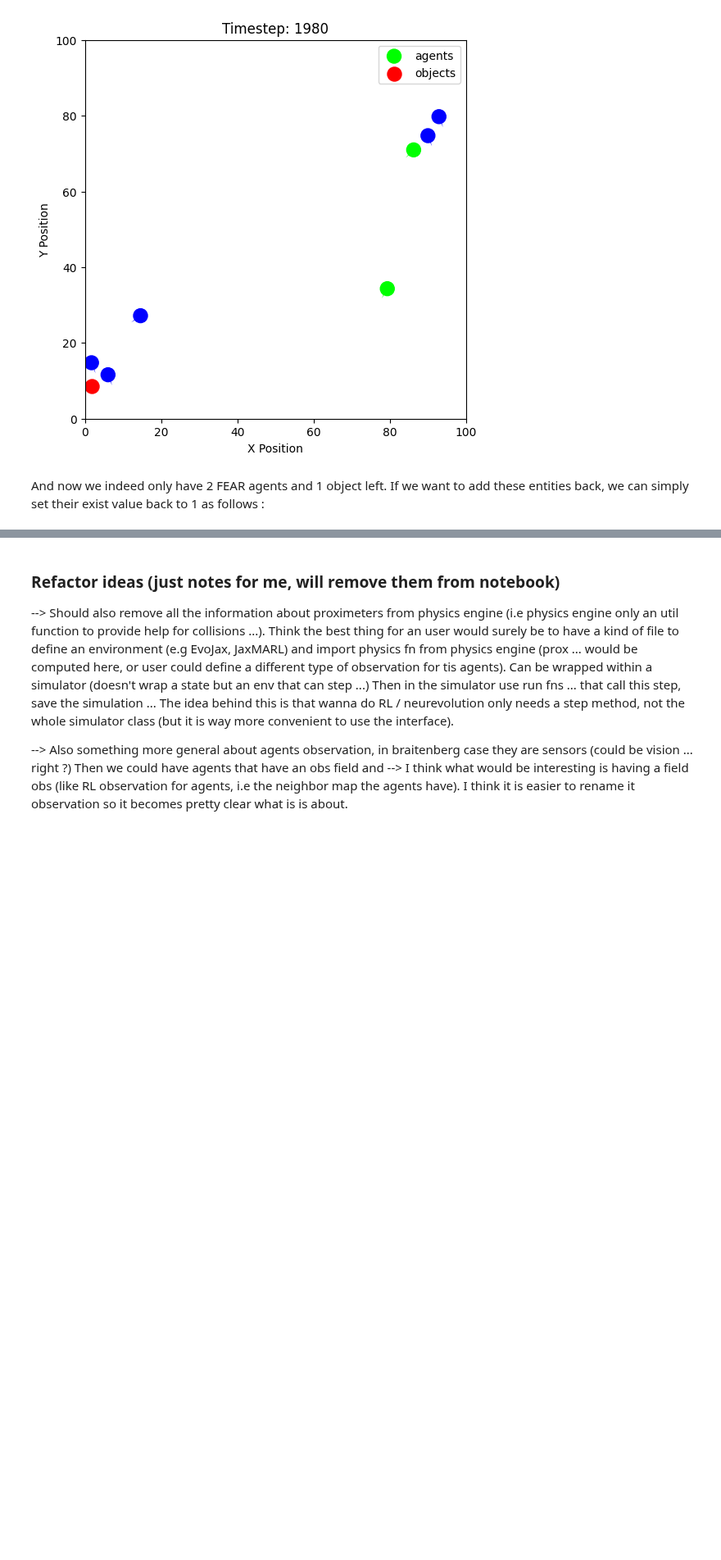
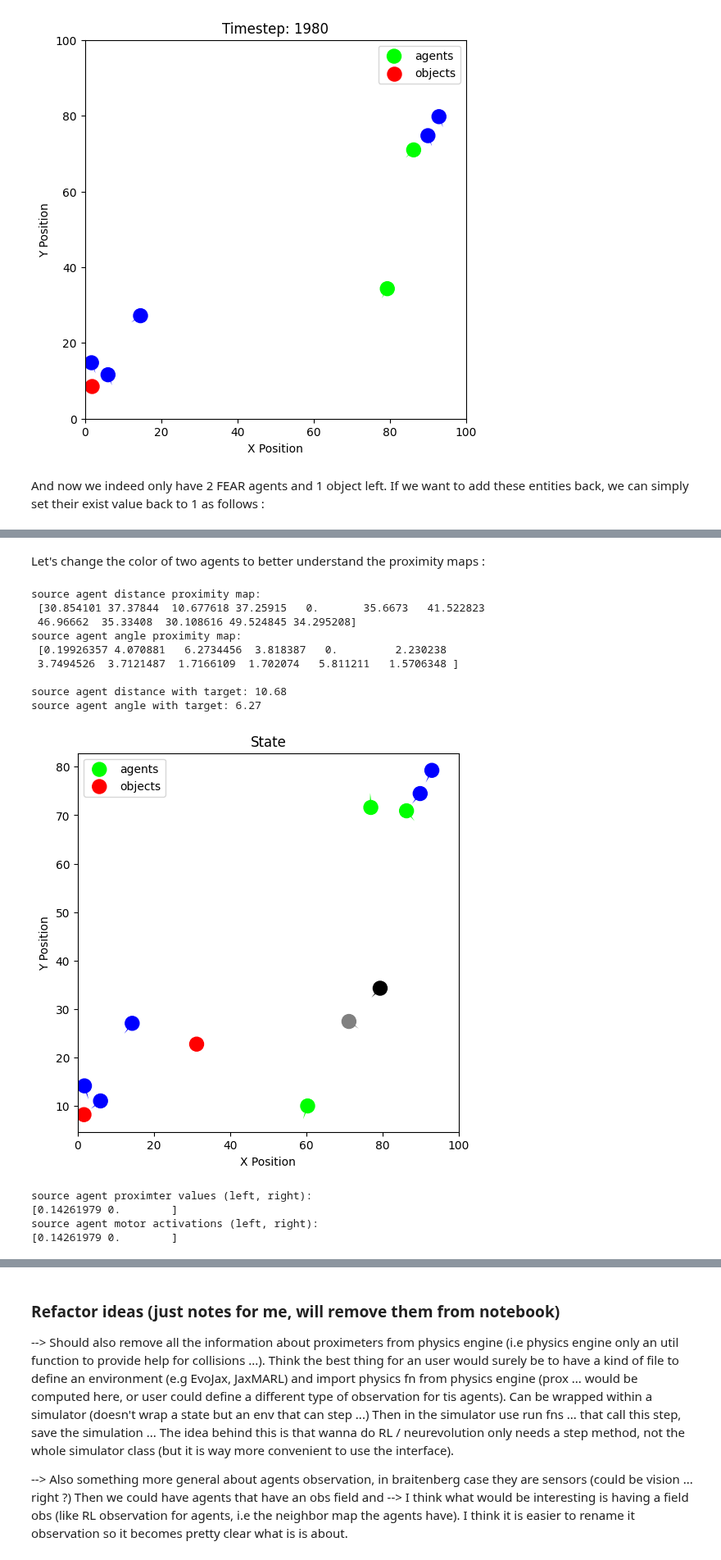
Before and after one commit to clement-moulin-frier/vivarium, a Jupyter notebook: notebooks/simulator_tutorial.ipynb, the cells around one changed output, grey strips where cells are left out. Shown at 82% size. Cells and saved outputs as stored; diff of their text form; code cells hidden in the pictures; blank space fills up the shorter version.

Commit message:
Add custom behavior part

```diff
--- a/notebooks/simulator_tutorial.ipynb
+++ b/notebooks/simulator_tutorial.ipynb
@@ -309,10 +309,10 @@ objects_color = jnp.array([1., 0., 0.]) # set the color to red here
 
 # Compute the idx in entities state
 start_idx, stop_idx = max_agents, max_agents + max_objects
-objects_nve_idx = jnp.arange(start_idx, stop_idx, dtype=int)
+objects_ent_idx = jnp.arange(start_idx, stop_idx, dtype=int)
 
 objects_state = ObjectState(
-    ent_idx=objects_nve_idx,
+    ent_idx=objects_ent_idx,
     color=jnp.tile(objects_color, (max_objects, 1))
 )
 # %% [markdown]
@@ -493,0 +489,48 @@ simulator.state = state
+# %%
+state = simulator.state
+
+# Get the 3 information for each agent
+proximter_activations = state.agent_state.prox
+proximity_map_dist = state.agent_state.proximity_map_dist
+proximity_map_theta = state.agent_state.proximity_map_theta % (2 * jnp.pi)
+motors_activations = state.agent_state.motor
+# %% [markdown]
+Let's change the color of two agents to better understand the proximity maps :
+# %%
+
+def change_agent_color(state, ag_idx, color):
+    updated_agent_color = state.agent_state.color.at[ag_idx].set(jnp.array(color))
+    agent_state = state.agent_state.set(behavior=updated_agent_behavior, color=updated_agent_color)
+    state = state.set(agent_state=agent_state)
+    return state
+
+source_ag_idx, soure_ag_color = 4, [0., 0., 0.]
+target_ag_idx, target_ag_color = 2, [0.5, 0.5, 0.5]
+state = change_agent_color(state, source_ag_idx, soure_ag_color)
+state = change_agent_color(state, target_ag_idx, target_ag_color)
+# %%
+print(f"source agent distance proximity map:\n {proximity_map_dist[source_ag_idx]}")
+print(f"source agent angle proximity map:\n {proximity_map_theta[source_ag_idx]}")
+
+print(f"\nsource agent distance with target: {proximity_map_dist[source_ag_idx][target_ag_idx]:.2f}")
+print(f"source agent angle with target: {proximity_map_theta[source_ag_idx][target_ag_idx]:.2f}")
+
+render(state)
+
+print(f"\nsource agent proximter values (left, right): \n{proximter_activations[source_ag_idx]}")
+print(f"source agent motor activations (left, right): \n{motors_activations[source_ag_idx]}")
+# %% [output]
+source agent distance proximity map:
+ [30.854101 37.37844  10.677618 37.25915   0.       35.6673   41.522823
+ 46.96662  35.33408  30.108616 49.524845 34.295208]
+source agent angle proximity map:
+ [0.19926357 4.070881   6.2734456  3.818387   0.         2.230238
+ 3.7494526  3.7121487  1.7166109  1.702074   5.811211   1.5706348 ]
+
+source agent distance with target: 10.68
+source agent angle with target: 6.27
+[figure, added]
+source agent proximter values (left, right):
+[0.14261979 0.        ]
+source agent motor activations (left, right):
+[0.14261979 0.        ]
```
Also changed, not shown: parts of 11 cells of this notebook.
